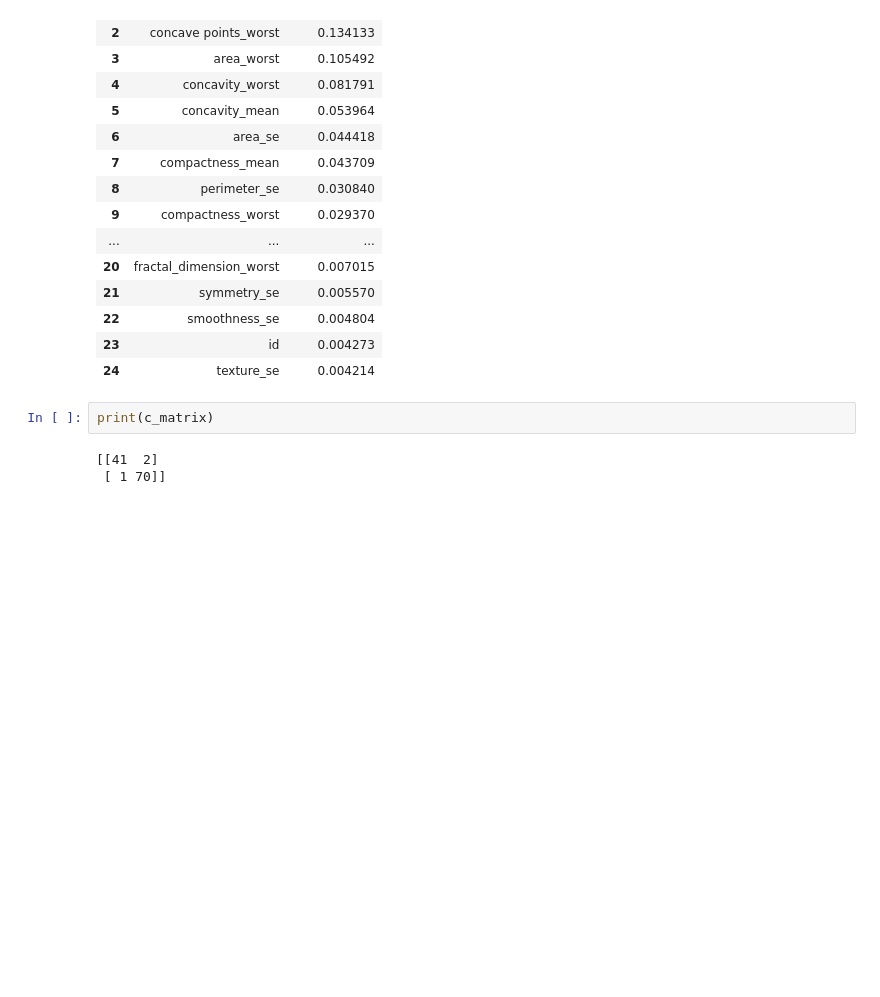
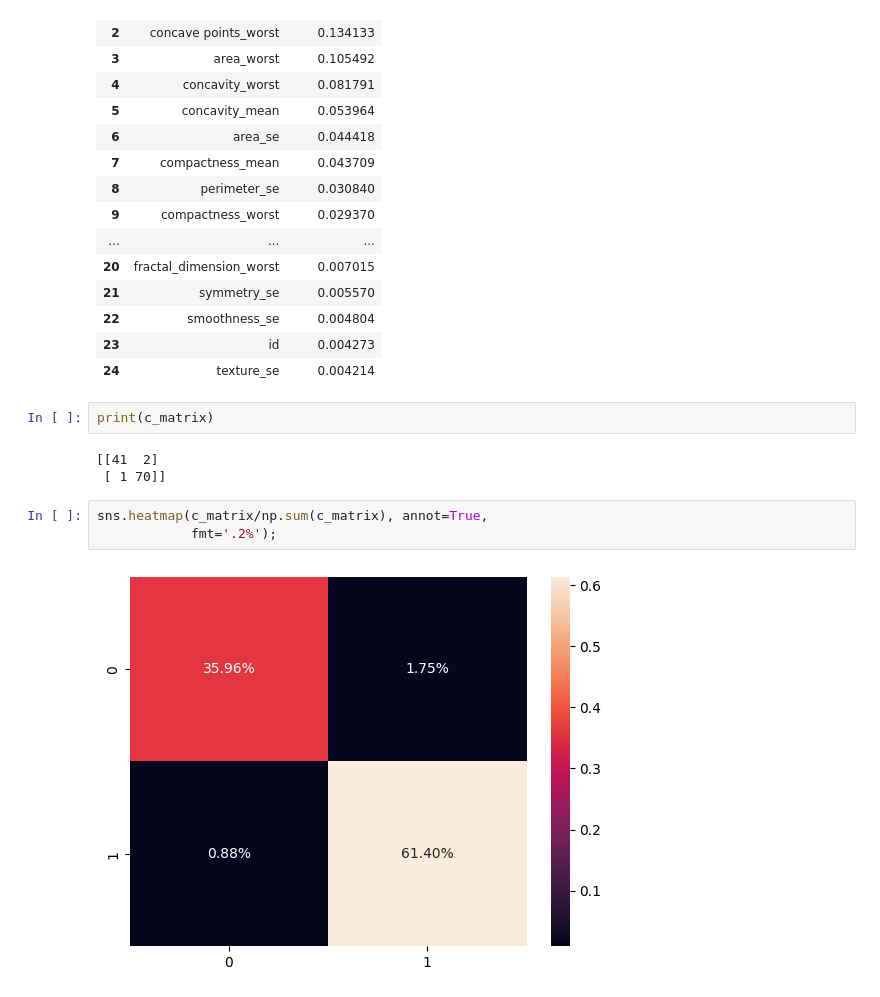
Before and after one commit to Mvepla/Portfolio, a Jupyter notebook: Machine_Learning/Deteccion cancer/notebooks/proyecto_ml.ipynb, the cells around one changed output. Drawn from its saved outputs; the diff is of its cells as text; blank space fills up the shorter version.

Commit message:
modificacion c_matrix clasificacion tumor

```diff
--- a/Machine_Learning/Deteccion cancer/notebooks/proyecto_ml.ipynb
+++ b/Machine_Learning/Deteccion cancer/notebooks/proyecto_ml.ipynb
@@ -466,3 +466,8 @@ print(c_matrix)
 # %% [output]
 [[41  2]
  [ 1 70]]
+# %%
+sns.heatmap(c_matrix/np.sum(c_matrix), annot=True,
+            fmt='.2%');
+# %% [output]
+[figure, added]
```
Also changed, not shown: parts of 1 cell of this notebook, 2 other files.
